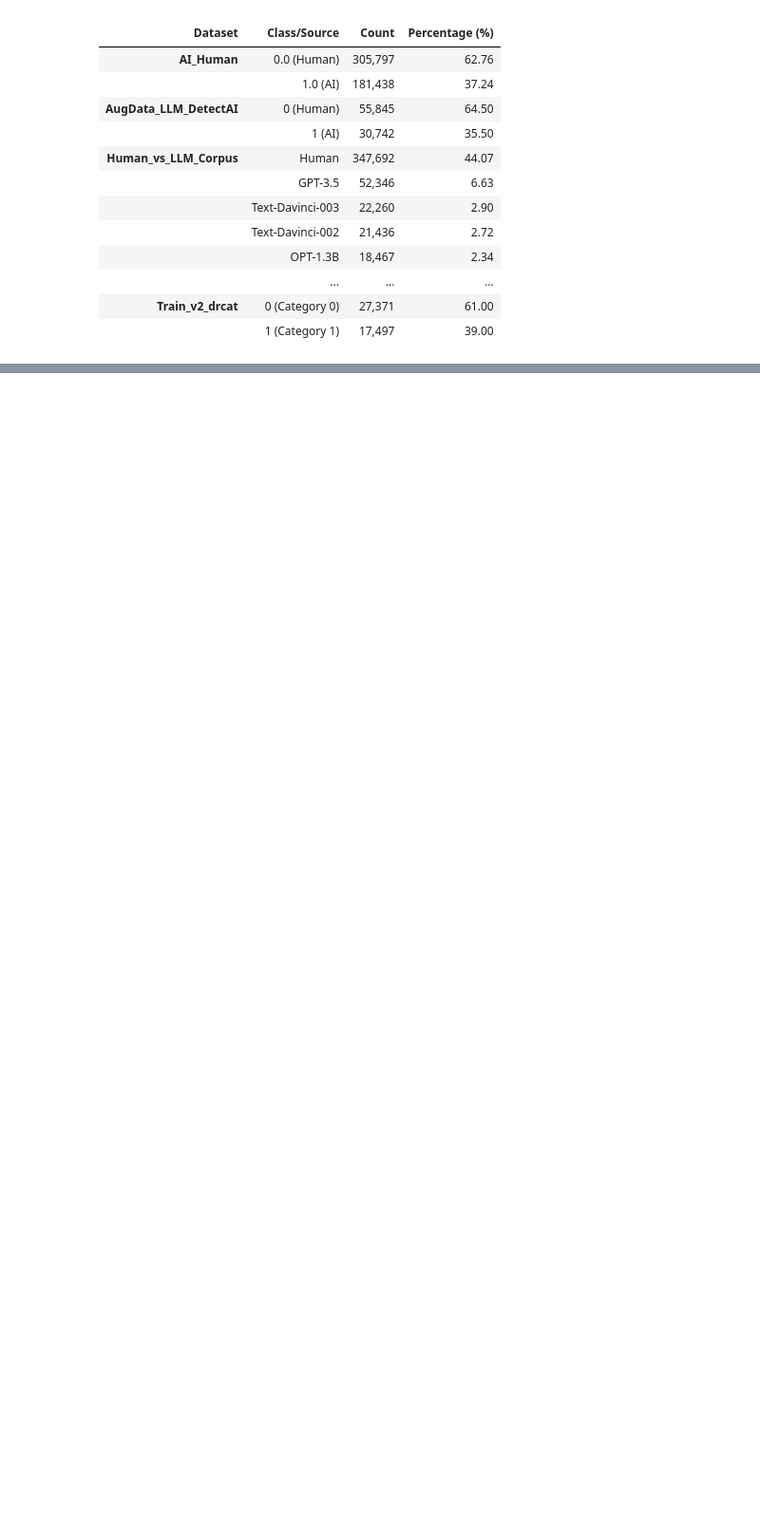
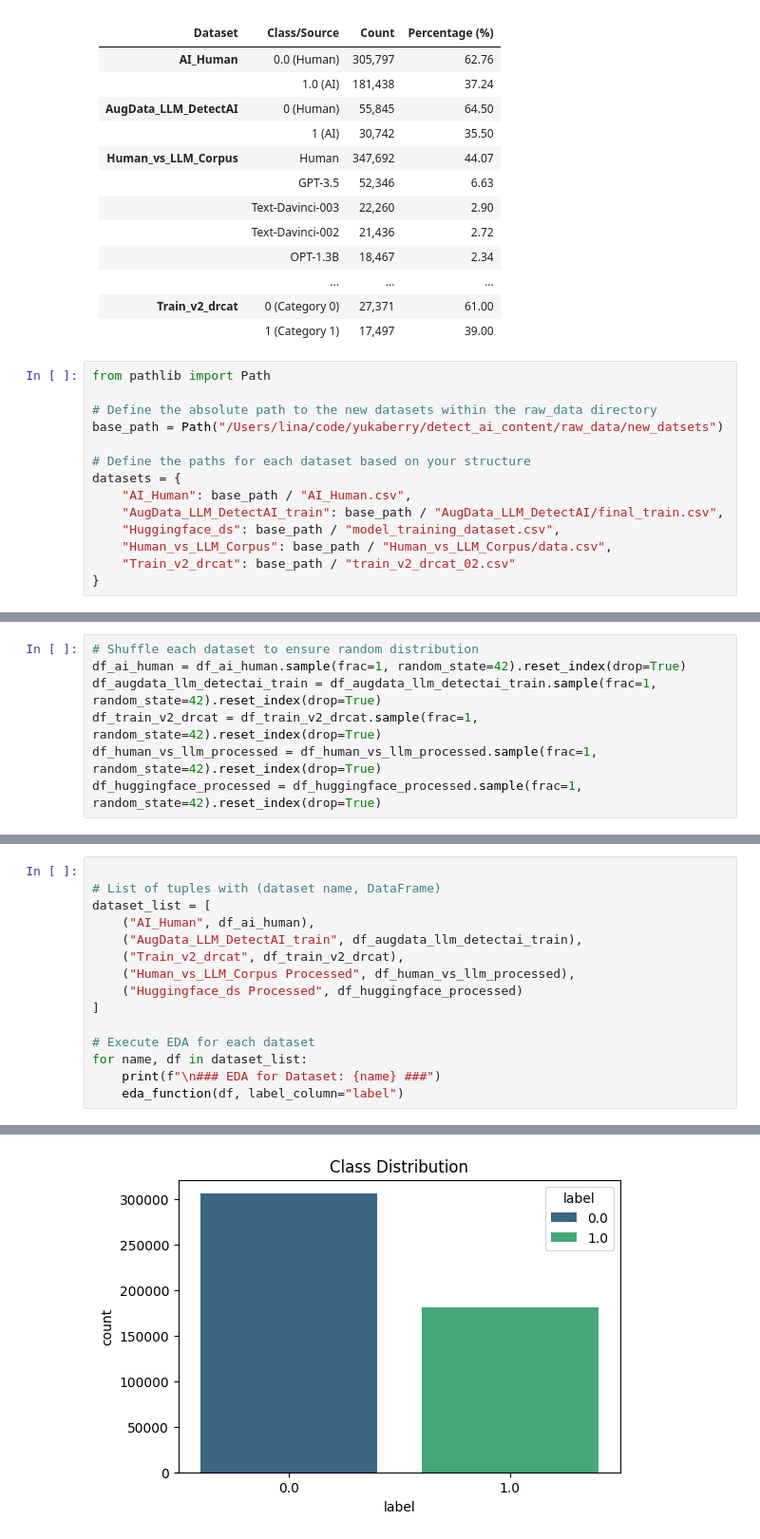
Before and after one commit to yukaberry/detect_ai_content, a Jupyter notebook: notebooks/lina_text_playground.ipynb, the cells around one changed output, grey strips where cells are left out. Shown at 95% size. Cells and saved outputs as stored; diff of their text form; blank space fills up the shorter version.

```diff
--- a/notebooks/lina_text_playground.ipynb
+++ b/notebooks/lina_text_playground.ipynb
@@ -156,3 +158,17 @@ for dataset_name, info in datasets.items():
 |                         | ...                   | ...       | ...                |
 | **Train_v2_drcat**      | 0 (Category 0)        | 27,371    | 61.00              |
 |                         | 1 (Category 1)        | 17,497    | 39.00              |
+# %%
+from pathlib import Path
+
+# Define the absolute path to the new datasets within the raw_data directory
+base_path = Path("/Users/lina/code/yukaberry/detect_ai_content/raw_data/new_datsets")
+
+# Define the paths for each dataset based on your structure
+datasets = {
+    "AI_Human": base_path / "AI_Human.csv",
+    "AugData_LLM_DetectAI_train": base_path / "AugData_LLM_DetectAI/final_train.csv",
+    "Huggingface_ds": base_path / "model_training_dataset.csv",
+    "Human_vs_LLM_Corpus": base_path / "Human_vs_LLM_Corpus/data.csv",
+    "Train_v2_drcat": base_path / "train_v2_drcat_02.csv"
+}
@@ -158,0 +341,7 @@ for dataset_name, info in datasets.items():
+# %%
+# Shuffle each dataset to ensure random distribution
+df_ai_human = df_ai_human.sample(frac=1, random_state=42).reset_index(drop=True)
+df_augdata_llm_detectai_train = df_augdata_llm_detectai_train.sample(frac=1, random_state=42).reset_index(drop=True)
+df_train_v2_drcat = df_train_v2_drcat.sample(frac=1, random_state=42).reset_index(drop=True)
+df_human_vs_llm_processed = df_human_vs_llm_processed.sample(frac=1, random_state=42).reset_index(drop=True)
+df_huggingface_processed = df_huggingface_processed.sample(frac=1, random_state=42).reset_index(drop=True)
@@ -158,0 +398,16 @@ for dataset_name, info in datasets.items():
+# %%
+
+# List of tuples with (dataset name, DataFrame)
+dataset_list = [
+    ("AI_Human", df_ai_human),
+    ("AugData_LLM_DetectAI_train", df_augdata_llm_detectai_train),
+    ("Train_v2_drcat", df_train_v2_drcat),
+    ("Human_vs_LLM_Corpus Processed", df_human_vs_llm_processed),
+    ("Huggingface_ds Processed", df_huggingface_processed)
+]
+
+# Execute EDA for each dataset
+for name, df in dataset_list:
+    print(f"\n### EDA for Dataset: {name} ###")
+    eda_function(df, label_column="label")
+# %% [output]
@@ -158,0 +426 @@ for dataset_name, info in datasets.items():
+[figure, added]
```
Also changed, not shown: parts of 10 cells of this notebook, 1 other file.
